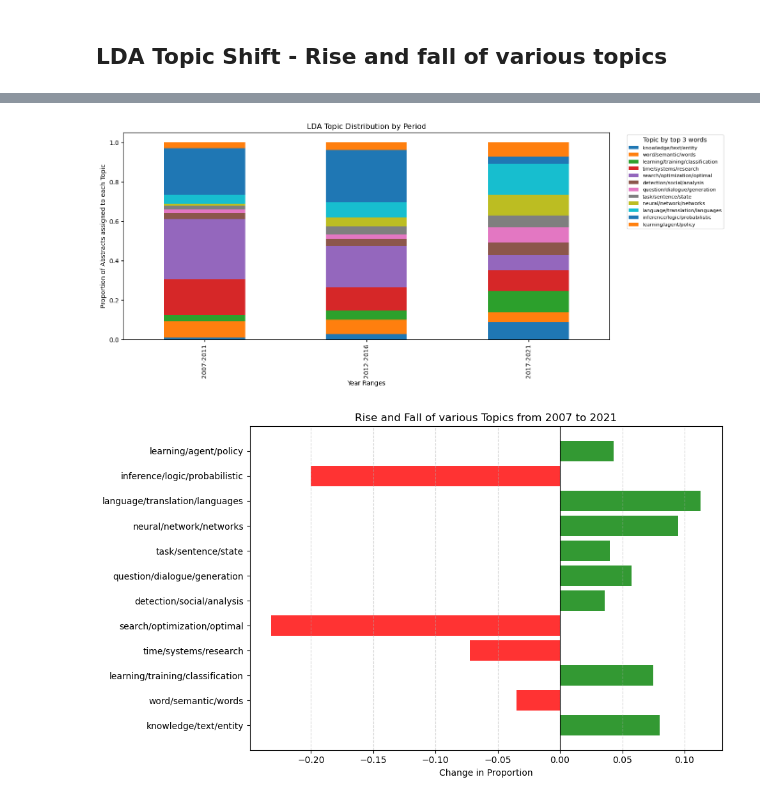
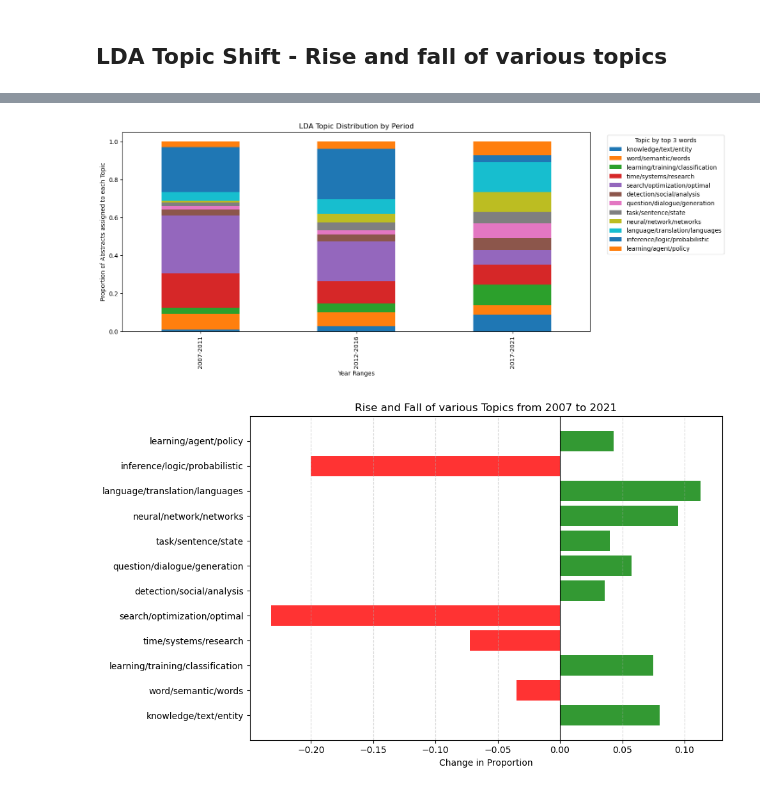
Before and after one commit to rohan-crypto/Text_Analytics_Team33_Task3, a Jupyter notebook: INTEGRATION_CODE/Final Integration code.ipynb, the cells around one changed output, grey strips where cells are left out. Cells and saved outputs as stored; diff of their text form; code cells hidden in the pictures.

```diff
--- a/INTEGRATION_CODE/Final Integration code.ipynb
+++ b/INTEGRATION_CODE/Final Integration code.ipynb
@@ -311,15 +313,15 @@ Topic_11 means topic realted to learning/agent/policy
 # %%
 fig,ax = plt.subplots(figsize=(14,6))
 lda_labelled.plot(kind='bar',stacked=True,ax=ax,width=0.5)
 ax.set_title('LDA Topic Distribution by Period')
 ax.set_xlabel('Year Ranges')
 ax.set_ylabel('Proportion of Abstracts assigned to each Topic')
 ax.set_xticklabels(lda_labelled.index)
-ax.legend(title='Topic by top 3 words',bbox_to_anchor=(1.03,1),loc='upper left',fontsize=8,labels=topic_labels.values())
-plt.savefig('final_figures/axis1_lda_topic_distribution.png', dpi=150)
+ax.legend(title='Topic by top 3 words',bbox_to_anchor=(1.03,1),loc='upper left',fontsize=10,labels=topic_labels.values())
+plt.savefig('final_figures/axis1_lda_topic_distribution.png',dpi=150,bbox_inches='tight')
 plt.show()
 # %% [output]
-[figure, old version]
+[figure, new version]
 # %%
 if YEARS_RANGE[0] in period_topics_lda.index and YEARS_RANGE[-1] in period_topics_lda.index :
     topic_change = period_topics_lda.loc[YEARS_RANGE[-1]]-period_topics_lda.loc[YEARS_RANGE[0]]
```
Also changed, not shown: parts of 13 cells of this notebook, 13 other files.
